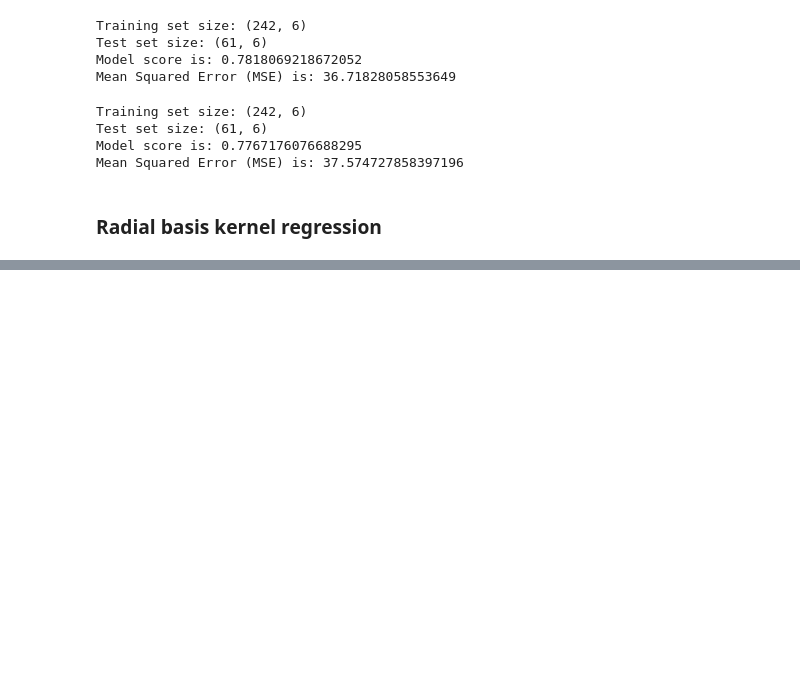
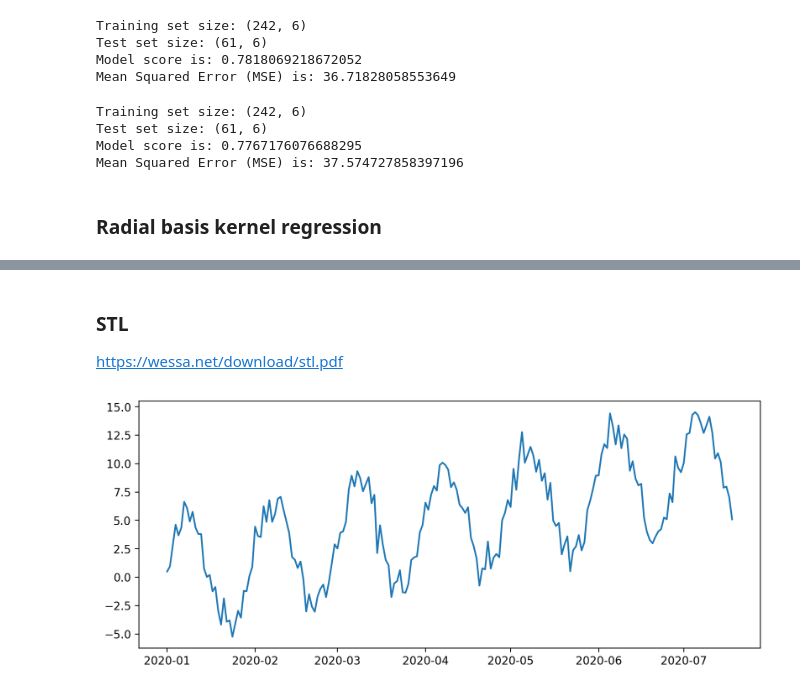
Before and after one commit to YukiTheKilla/spbu_ml_2025, a Jupyter notebook: homeworks/task 3/main.ipynb, the cells around one changed output, grey strips where cells are left out. Cells and saved outputs as stored; diff of their text form; code cells hidden in the pictures; blank space fills up the shorter version.

```diff
--- a/homeworks/task 3/main.ipynb
+++ b/homeworks/task 3/main.ipynb
@@ -637,0 +781,15 @@ Mean Squared Error (MSE) is: 121.08114363573526
+# %% [markdown]
+### STL
+https://wessa.net/download/stl.pdf
+# %%
+np.random.seed(42)
+n = 200
+t = pd.date_range(start='2020-01-01', periods=n, freq='D')
+y = 0.05 * np.arange(n) + 5 * np.sin(2 * np.pi * np.arange(n) / 30) + np.random.normal(scale=1.0, size=n)
+y_series = pd.Series(y, index=t)
+
+plt.figure(figsize=(10, 4))
+plt.plot(y_series, label='y_series')
+plt.show()
+# %% [output]
+[figure, added]
```
Also changed, not shown: parts of 17 cells of this notebook.
